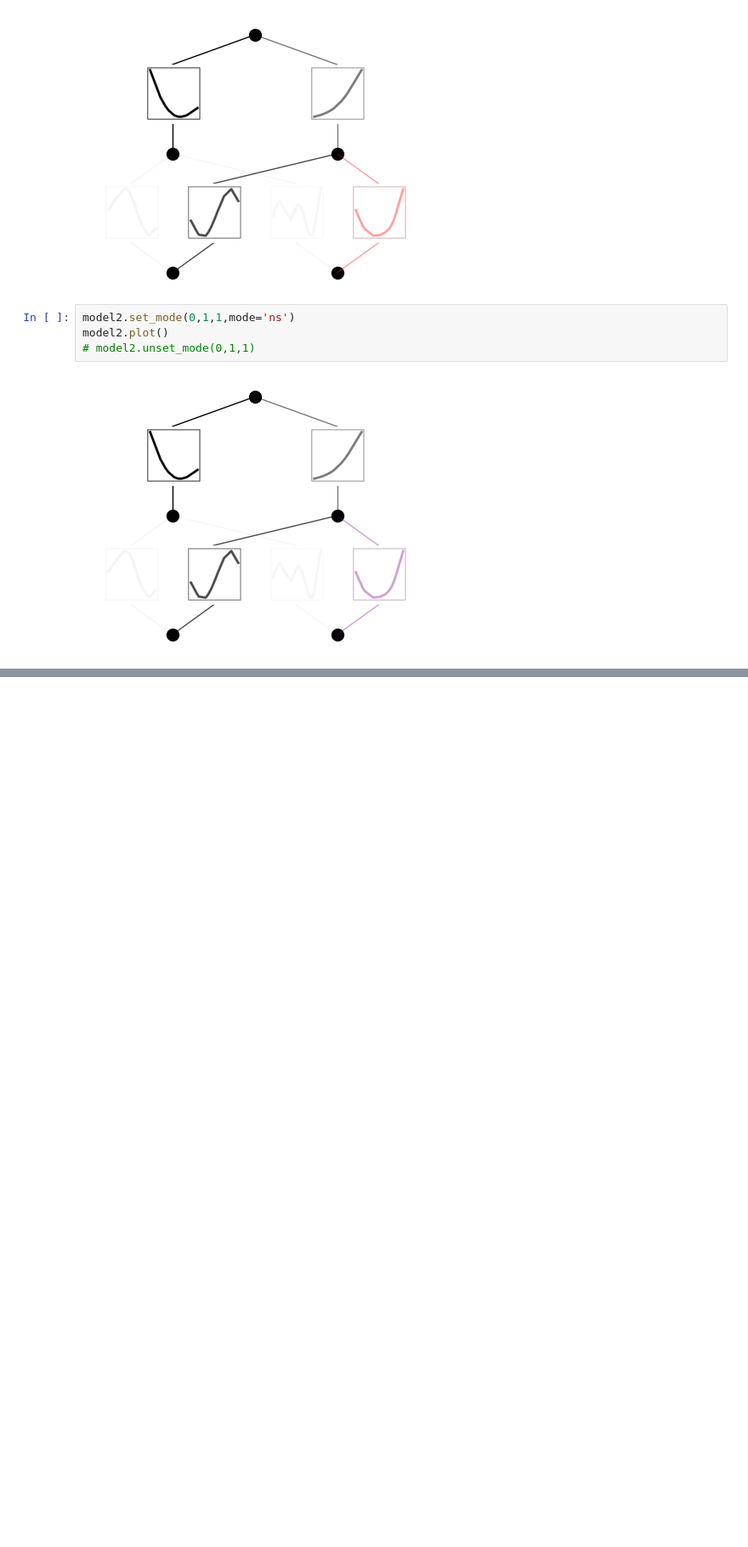
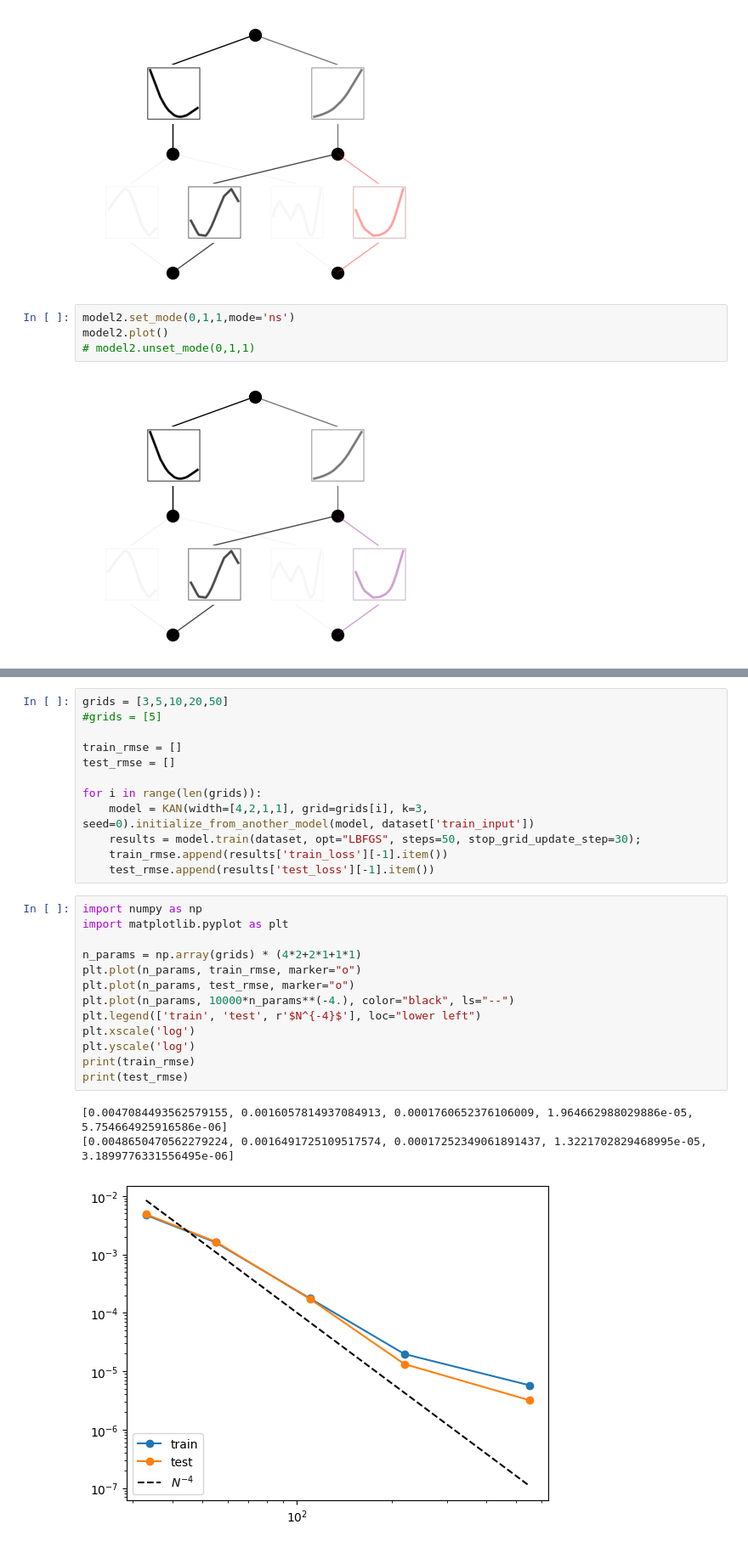
Before and after one commit to Ykiiii/Timing-signal-analysis, a Jupyter notebook: KAN.ipynb, the cells around one changed output, grey strips where cells are left out. Shown: that part at 85% size. Cells and saved outputs as stored; diff of their text form; blank space fills up the shorter version.

```diff
--- a/KAN.ipynb
+++ b/KAN.ipynb
@@ -229,0 +316,29 @@ Text(0, 0.5, 'B_i(x)')
+# %%
+grids = [3,5,10,20,50]
+#grids = [5]
+
+train_rmse = []
+test_rmse = []
+
+for i in range(len(grids)):
+    model = KAN(width=[4,2,1,1], grid=grids[i], k=3, seed=0).initialize_from_another_model(model, dataset['train_input'])
+    results = model.train(dataset, opt="LBFGS", steps=50, stop_grid_update_step=30);
+    train_rmse.append(results['train_loss'][-1].item())
+    test_rmse.append(results['test_loss'][-1].item())
+# %%
+import numpy as np
+import matplotlib.pyplot as plt
+
+n_params = np.array(grids) * (4*2+2*1+1*1)
+plt.plot(n_params, train_rmse, marker="o")
+plt.plot(n_params, test_rmse, marker="o")
+plt.plot(n_params, 10000*n_params**(-4.), color="black", ls="--")
+plt.legend(['train', 'test', r'$N^{-4}$'], loc="lower left")
+plt.xscale('log')
+plt.yscale('log')
+print(train_rmse)
+print(test_rmse)
+# %% [output]
+[0.0047084493562579155, 0.0016057814937084913, 0.0001760652376106009, 1.964662988029886e-05, 5.754664925916586e-06]
+[0.0048650470562279224, 0.0016491725109517574, 0.00017252349061891437, 1.3221702829468995e-05, 3.1899776331556495e-06]
+[figure, added]
```
Also changed, not shown: parts of 44 cells of this notebook, 20 other files.
